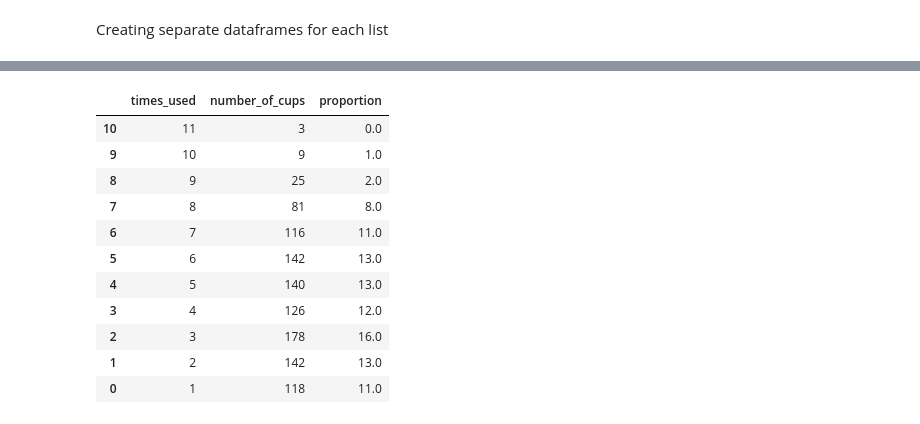
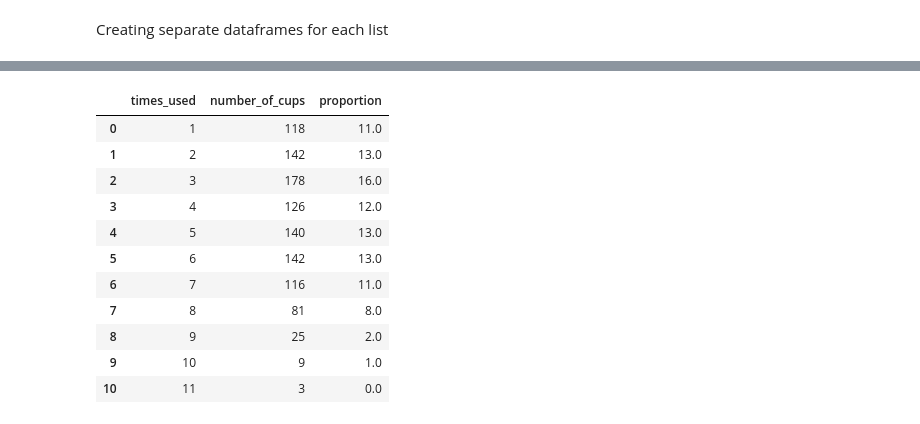
Before and after one commit to arihant-jain/BorrowCup-Data-Analysis, a Jupyter notebook: LostCupsGraph.ipynb, the cells around one changed output, grey strips where cells are left out. Drawn from its saved outputs; the diff is of its cells as text; code cells hidden in the pictures.

Commit message:
sorted data by times used

```diff
--- a/LostCupsGraph.ipynb
+++ b/LostCupsGraph.ipynb
@@ -265,25 +267,26 @@ fig.show()
 # %%
 notlost_df = df[~df['cup_id'].isin(lost_list)]
 returnDF = notlost_df[notlost_df['current_type']==0]
 timesUsedDF = returnDF.groupby('cup_id').size().reset_index(name='times_used')
 total_cups = len(timesUsedDF['cup_id'])
 numCupsByTimesUsedDF = timesUsedDF.groupby('times_used').size().reset_index(name='number_of_cups').sort_values(by='times_used', ascending=False)
 numCupsByTimesUsedDF.loc[:, 'proportion'] = round(numCupsByTimesUsedDF['number_of_cups'] / total_cups*100)
 
+numCupsByTimesUsedDF.sort_values('times_used', inplace=True)
 numCupsByTimesUsedDF
 # %% [output]
 |  | times_used | number_of_cups | proportion |
+| 0 | 1 | 118 | 11.0 |
+| 1 | 2 | 142 | 13.0 |
+| 2 | 3 | 178 | 16.0 |
+| 3 | 4 | 126 | 12.0 |
+| 4 | 5 | 140 | 13.0 |
+| 5 | 6 | 142 | 13.0 |
+| 6 | 7 | 116 | 11.0 |
+| 7 | 8 | 81 | 8.0 |
+| 8 | 9 | 25 | 2.0 |
+| 9 | 10 | 9 | 1.0 |
 | 10 | 11 | 3 | 0.0 |
-| 9 | 10 | 9 | 1.0 |
-| 8 | 9 | 25 | 2.0 |
-| 7 | 8 | 81 | 8.0 |
-| 6 | 7 | 116 | 11.0 |
-| 5 | 6 | 142 | 13.0 |
-| 4 | 5 | 140 | 13.0 |
-| 3 | 4 | 126 | 12.0 |
-| 2 | 3 | 178 | 16.0 |
-| 1 | 2 | 142 | 13.0 |
-| 0 | 1 | 118 | 11.0 |
 # %%
 # Save locally
 numCupsByTimesUsedDF.to_csv('./data files/numCupsNotLost.csv', index = False)
```
Also changed, not shown: parts of 3 cells of this notebook, 2 other files.
